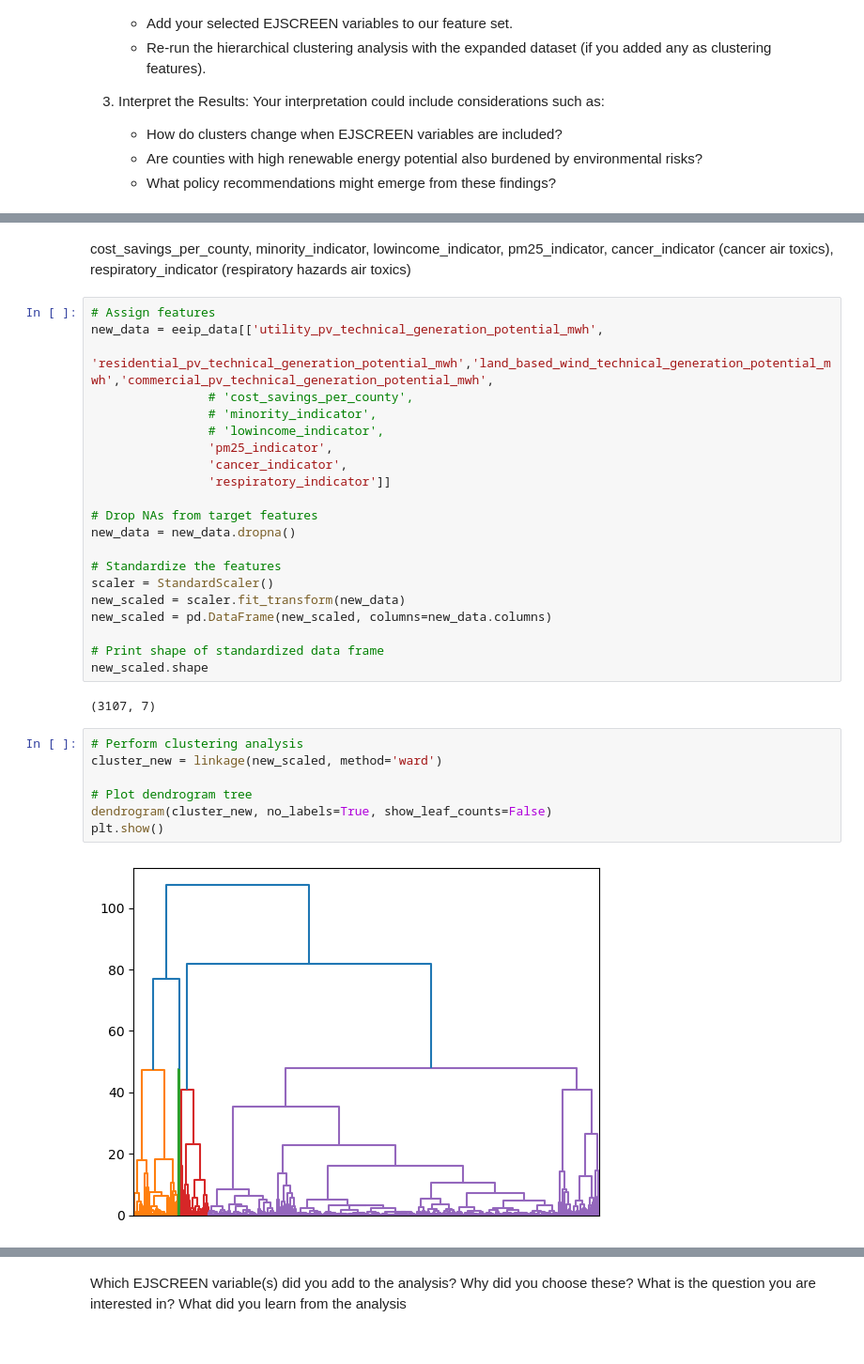
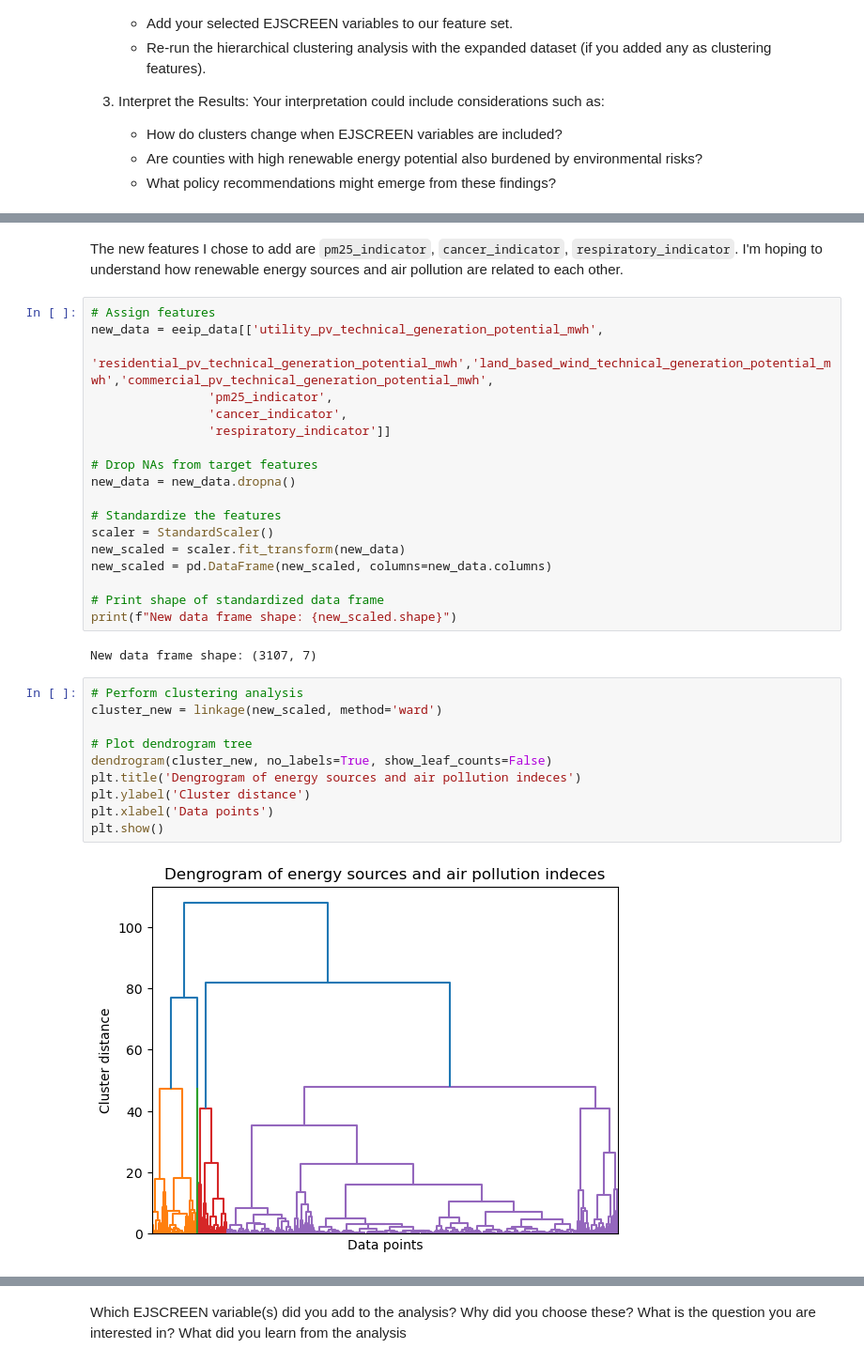
Before and after one commit to haylee360/EDS232-labs, a Jupyter notebook: Week8/lab8-ej-clustering.ipynb, the cells around one changed output, grey strips where cells are left out. Shown at 94% size. Cells and saved outputs as stored; diff of their text form.

```diff
--- a/Week8/lab8-ej-clustering.ipynb
+++ b/Week8/lab8-ej-clustering.ipynb
@@ -169,12 +159,9 @@ eeip_data.head()
-# %% [markdown]
-cost_savings_per_county, minority_indicator, lowincome_indicator, pm25_indicator, cancer_indicator (cancer air toxics), respiratory_indicator (respiratory hazards air toxics)
+# %% [markdown]
+The new features I chose to add are `pm25_indicator`, `cancer_indicator`, `respiratory_indicator`. I'm hoping to understand how renewable energy sources and air pollution are related to each other.
 # %%
 # Assign features
 new_data = eeip_data[['utility_pv_technical_generation_potential_mwh',
                 'residential_pv_technical_generation_potential_mwh','land_based_wind_technical_generation_potential_mwh','commercial_pv_technical_generation_potential_mwh',
-                # 'cost_savings_per_county',
-                # 'minority_indicator',
-                # 'lowincome_indicator',
                 'pm25_indicator',
                 'cancer_indicator',
                 'respiratory_indicator']]
@@ -188,18 +175,21 @@ new_scaled = scaler.fit_transform(new_data)
 new_scaled = pd.DataFrame(new_scaled, columns=new_data.columns)
 
 # Print shape of standardized data frame
-new_scaled.shape
+print(f"New data frame shape: {new_scaled.shape}")
 # %% [output]
-(3107, 7)
+New data frame shape: (3107, 7)
 # %%
 # Perform clustering analysis
 cluster_new = linkage(new_scaled, method='ward')
 
 # Plot dendrogram tree
 dendrogram(cluster_new, no_labels=True, show_leaf_counts=False)
+plt.title('Dengrogram of energy sources and air pollution indeces')
+plt.ylabel('Cluster distance')
+plt.xlabel('Data points')
 plt.show()
 # %% [output]
-[figure, old version]
+[figure, new version]
 # %%
 # Based on the number of colors on the tree
 num_clusters = 4
```
Also changed, not shown: parts of 12 cells of this notebook.
